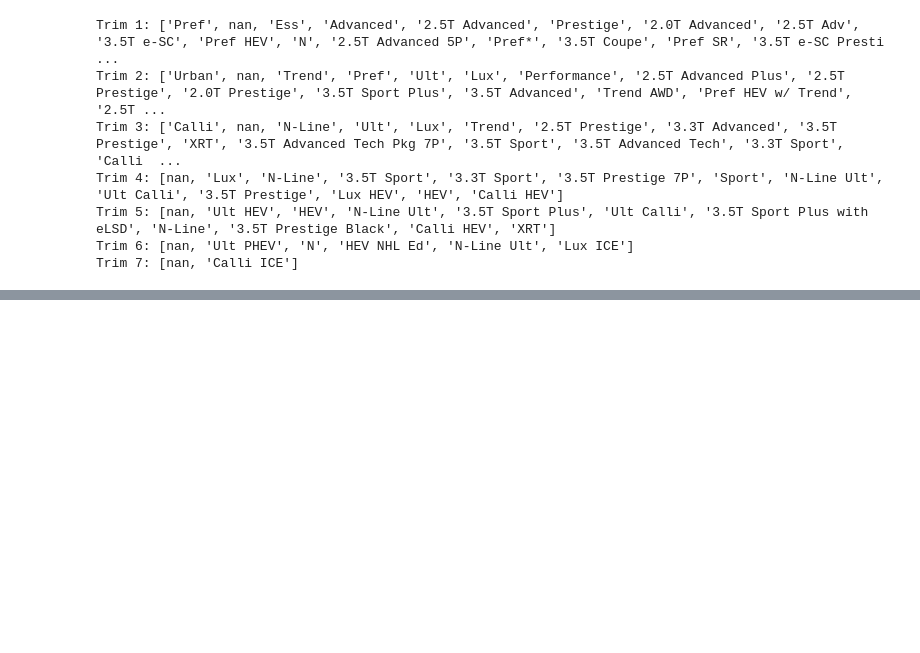
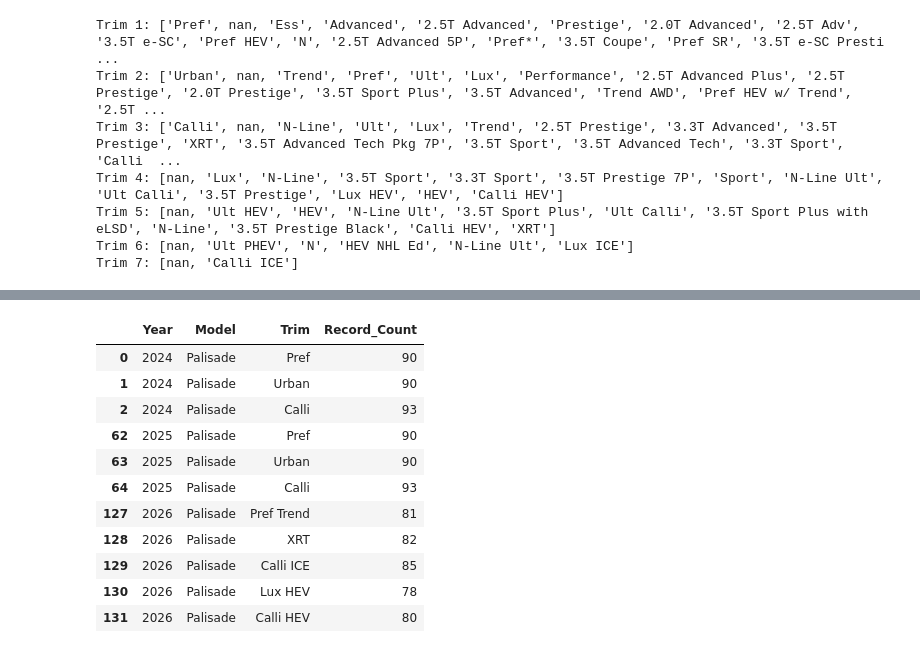
Before and after one commit to MeliPax/OEM_Accessories_v1, a Jupyter notebook: source_code/hyundai_extract_utility.ipynb, the cells around one changed output, grey strips where cells are left out. Cells and saved outputs as stored; diff of their text form; code cells hidden in the pictures; blank space fills up the shorter version.

```diff
--- a/source_code/hyundai_extract_utility.ipynb
+++ b/source_code/hyundai_extract_utility.ipynb
@@ -78,0 +57,6 @@ Name: count, dtype: int64
+# %%
+column_names_to_change = {
+    'Model \nYear \nFrom': "Year",
+    'Part\nNumber':'PartNumber',
+    'Suggested Labour Hours':'Labour Hours',
+    'Suggested Base Retail Price w/labour':'MSPR w/labour'}
@@ -78,0 +65,2 @@ Name: count, dtype: int64
+# %%
+hyundai_master_sheet_df.rename(columns=column_names_to_change, inplace=True)
@@ -147,10 +113,0 @@ trim_colms
-# %%
-# go through the Elantra_df, look through all the trim columns, and get unique values in each column and save them to a set
-
-model_trims_set = []
-
-for col in trim_colms:
-
-    model_trims_set.extend(Elantra_df[col].dropna().unique().tolist())
-
-print(model_trims_set)
@@ -192,0 +144,4 @@ def assign_trims_respective_models(Palisade_df, ):
+# %%
+standard_column_names = ['Year', 'Model', 'Trim', 'Description', 'PartNumber',
+       'DNET', 'MSRP', 'Labour Rate', 'Hours', 'MSPR w/labour',
+       'Comments']
@@ -192,0 +252,15 @@ def assign_trims_respective_models(Palisade_df, ):
+# %%
+dataset_summary[dataset_summary["Model"]=='Palisade']
+# %% [output]
+|  | Year | Model | Trim | Record_Count |
+| 0 | 2024 | Palisade | Pref | 90 |
+| 1 | 2024 | Palisade | Urban | 90 |
+| 2 | 2024 | Palisade | Calli | 93 |
+| 62 | 2025 | Palisade | Pref | 90 |
+| 63 | 2025 | Palisade | Urban | 90 |
+| 64 | 2025 | Palisade | Calli | 93 |
+| 127 | 2026 | Palisade | Pref Trend | 81 |
+| 128 | 2026 | Palisade | XRT | 82 |
+| 129 | 2026 | Palisade | Calli ICE | 85 |
+| 130 | 2026 | Palisade | Lux HEV | 78 |
+| 131 | 2026 | Palisade | Calli HEV | 80 |
```
Also changed, not shown: parts of 34 cells of this notebook, 3 other files.
